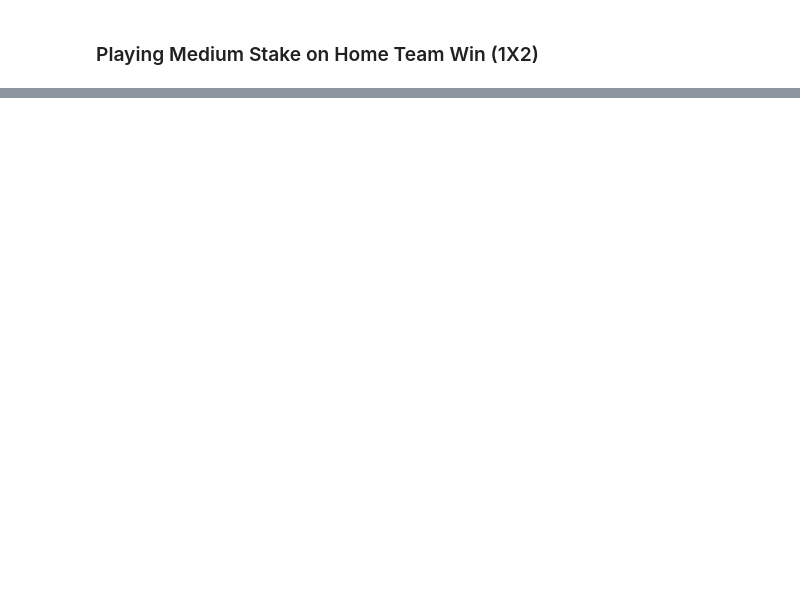
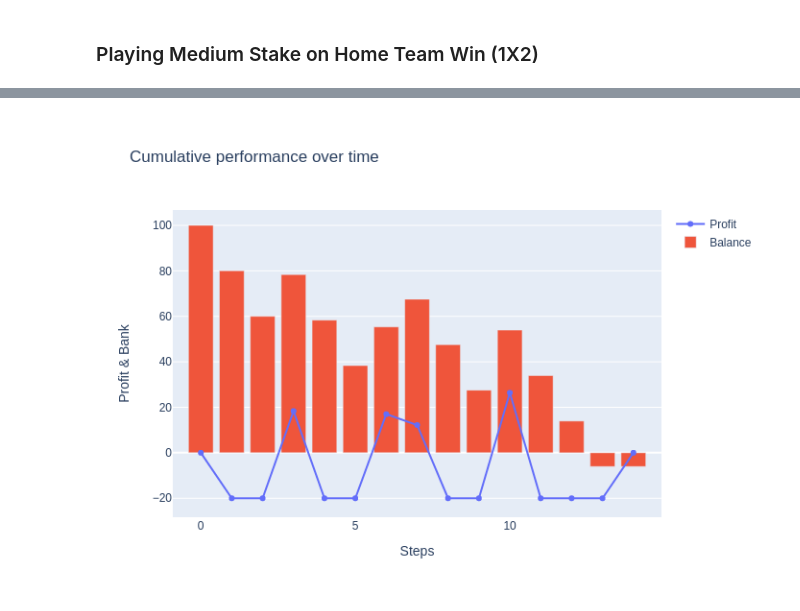
Before and after one commit to MeherKharbachi/betting_env, a Jupyter notebook: nbs/index.ipynb, the cells around one changed output, grey strips where cells are left out. Saved outputs shown, nothing was run; the diff lists cells and outputs as text; code cells hidden in the pictures; blank space fills up the shorter version.

```diff
--- a/nbs/index.ipynb
+++ b/nbs/index.ipynb
@@ -81,5 +83,6 @@ while not done and i < max_steps_limit:
 # Display graph.
 env.render()
 env.fig.update_layout(hovermode="x")
-env.fig.show()
+figure = env.fig.to_image(format="png")
+Image(figure)
 # %% [output]
@@ -86,0 +89 @@ env.fig.show()
+[figure, added]
```
Also changed, not shown: parts of 3 cells of this notebook, 12 other files.
